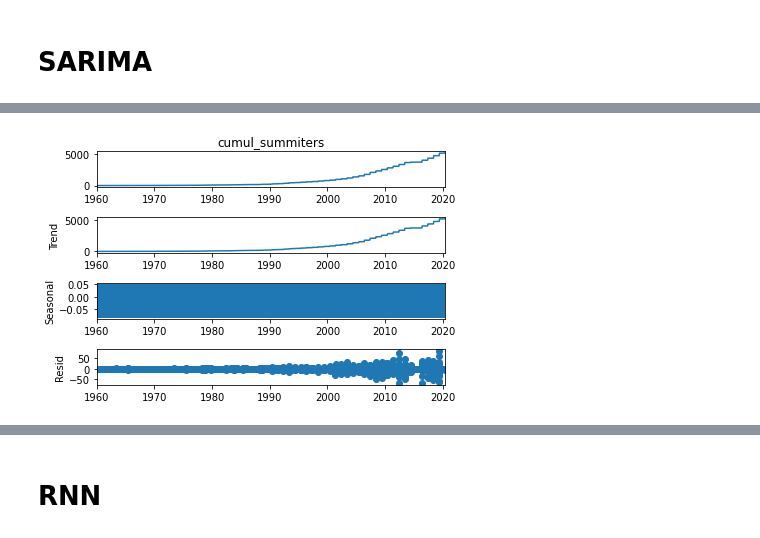
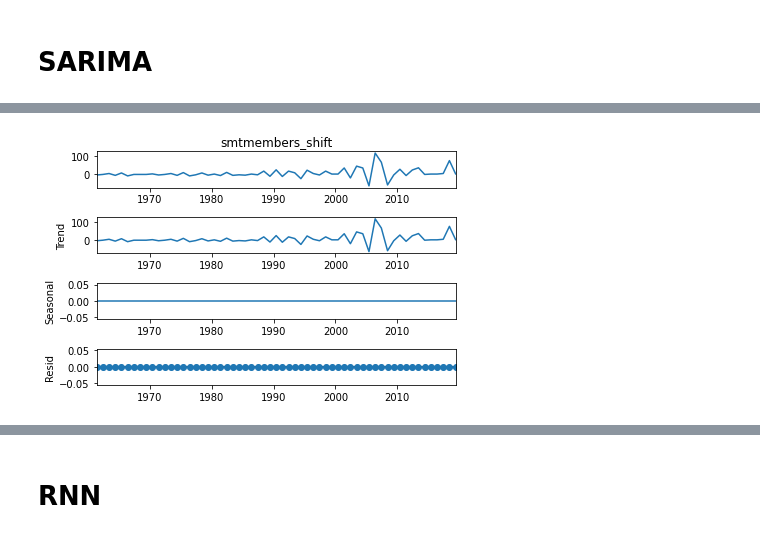
Before and after one commit to JeremyDel/himalaya-project, a Jupyter notebook: himalaya-project/Time_Series.ipynb, the cells around one changed output, grey strips where cells are left out. Drawn from its saved outputs; the diff is of its cells as text; code cells hidden in the pictures.

```diff
--- a/himalaya-project/Time_Series.ipynb
+++ b/himalaya-project/Time_Series.ipynb
@@ -221,0 +216,2 @@ plt.plot(df_ts.smtmembers)
+# %%
+ts_tr = df_tr.smtmembers_shift
@@ -222,12 +233,10 @@ plt.plot(df_ts.smtmembers)
 # %%
 from statsmodels.tsa.seasonal import seasonal_decompose
 
-ts = df_ts.cumul_summiters
-
-result_add = seasonal_decompose(ts, model='additive')
+result_add = seasonal_decompose(ts_tr, model='additive')
 result_add.plot();
 # %% [output]
-[figure, old version]
+[figure, new version]
 # %%
 import pmdarima as pm
 
```
Also changed, not shown: parts of 45 cells of this notebook, 1 other file.
